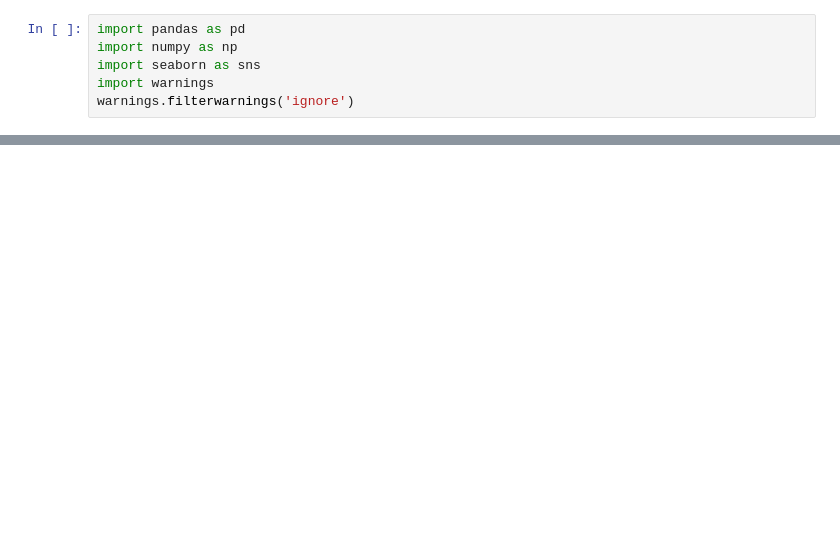
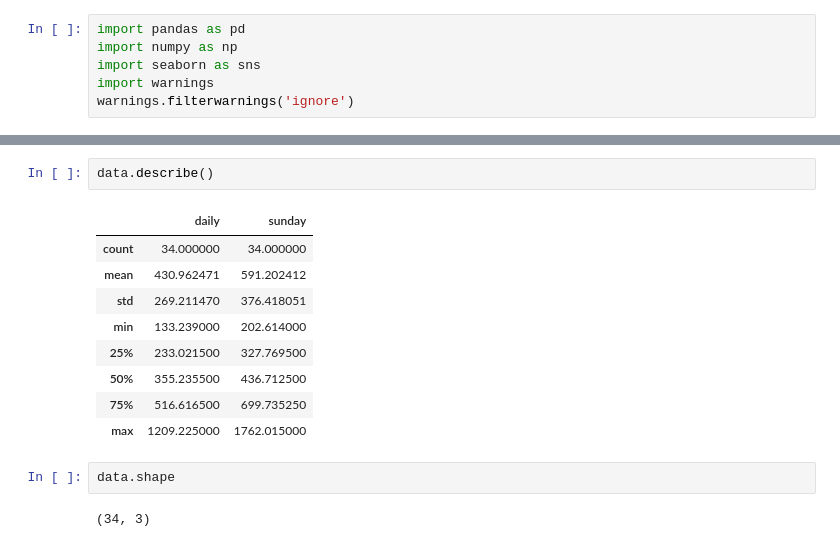
Before and after one commit to Rahul-Chandra-Karupakala/Python_codes, a Jupyter notebook: AD(3-2-25).ipynb, the cells around one changed output, grey strips where cells are left out. Saved outputs shown, nothing was run; the diff lists cells and outputs as text; blank space fills up the shorter version.

```diff
--- a/AD(3-2-25).ipynb
+++ b/AD(3-2-25).ipynb
@@ -23,0 +31,16 @@ df=data.copy()
+# %%
+data.describe()
+# %% [output]
+|  | daily | sunday |
+| count | 34.000000 | 34.000000 |
+| mean | 430.962471 | 591.202412 |
+| std | 269.211470 | 376.418051 |
+| min | 133.239000 | 202.614000 |
+| 25% | 233.021500 | 327.769500 |
+| 50% | 355.235500 | 436.712500 |
+| 75% | 516.616500 | 699.735250 |
+| max | 1209.225000 | 1762.015000 |
+# %%
+data.shape
+# %% [output]
+(34, 3)
```
Also changed, not shown: parts of 24 cells of this notebook, 2 other files.
